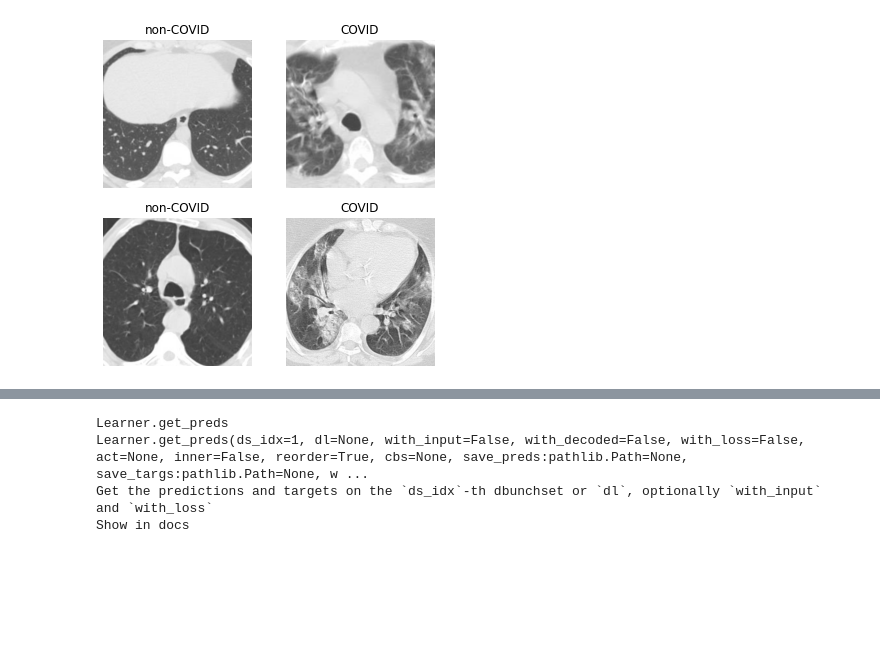
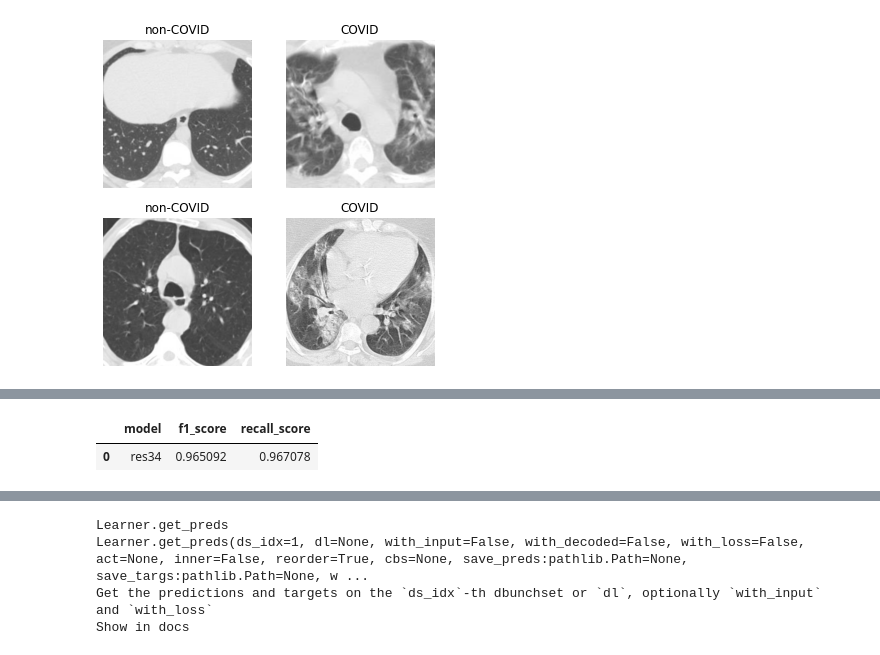
Before and after one commit to tomiambro/covid_transfer_learning, a Jupyter notebook: covid.ipynb, the cells around one changed output, grey strips where cells are left out. Saved outputs shown, nothing was run; the diff lists cells and outputs as text; code cells hidden in the pictures; blank space fills up the shorter version.

```diff
--- a/covid.ipynb
+++ b/covid.ipynb
@@ -73,3 +75,9 @@ df_rec34
+# %%
+res = res.append({'model':'res34', 'f1_score': df_rec34['f1_score'].iloc[-1], 'recall_score':df_rec34['recall_score'].iloc[-1]}, ignore_index=True)
+res
+# %% [output]
+|  | model | f1_score | recall_score |
+| 0 | res34 | 0.965092 | 0.967078 |
 # %%
 plt.figure(figsize=(10,5))
 res34.recorder.plot_loss()
```
Also changed, not shown: parts of 26 cells of this notebook.
